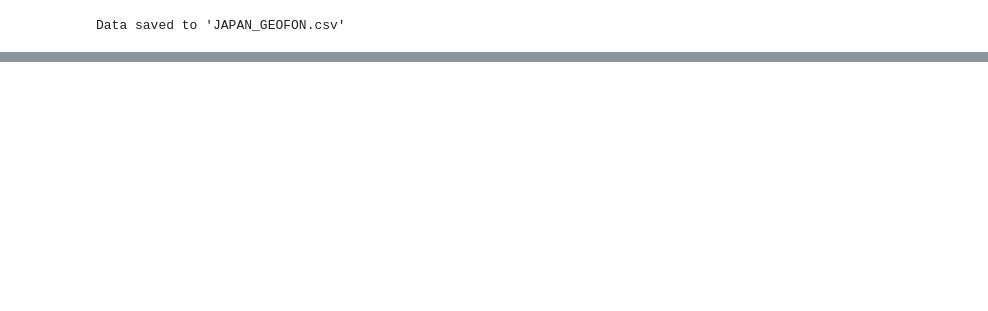
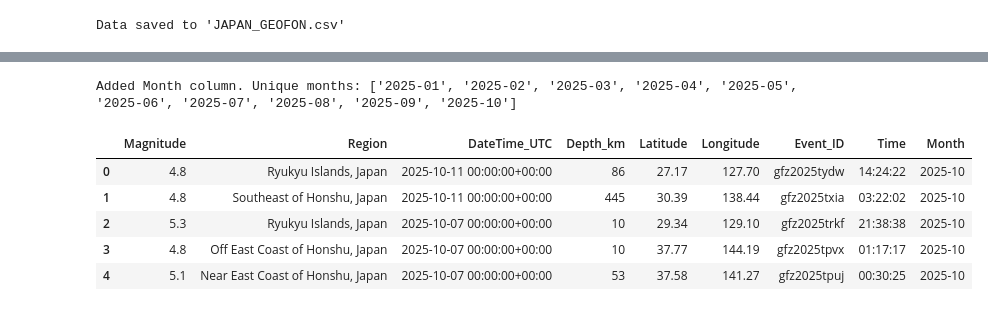
Before and after one commit to rezp8/earthquakeDataAnalysis, a Jupyter notebook: GeoFON.ipynb, the cells around one changed output, grey strips where cells are left out. Saved outputs shown, nothing was run; the diff lists cells and outputs as text; code cells hidden in the pictures; blank space fills up the shorter version.

```diff
--- a/GeoFON.ipynb
+++ b/GeoFON.ipynb
@@ -182,0 +237,29 @@ Data saved to 'JAPAN_GEOFON.csv'
+# %%
+# Handling missing values
+
+before_na_counts = df_csv.isna().sum()
+before_rows = len(df_csv)
+print('Missing values before handling:')
+print(before_na_counts)
+
+# Drop rows with critical missing data
+critical_cols = ['DateTime_UTC', 'Magnitude', 'Region']
+df_clean = df_csv.dropna(subset=critical_cols).copy()
+
+# new strategy to fill the missing values
+if df_clean['Depth_km'].isna().any():
+    median_depth = df_clean['Depth_km'].median()
+    df_clean['Depth_km'] = df_clean['Depth_km'].fillna(median_depth)
+
+
+after_na_counts = df_clean.isna().sum()
+after_rows = len(df_clean)
+print('\nRows before:', before_rows, 'Rows after:', after_rows)
+print('Dropped rows:', before_rows - after_rows)
+print('\nMissing values after handling:')
+print(after_na_counts)
+
+# Use cleaned df for further analysis
+df_work = df_clean
+print('\nData types now:')
+print(df_work.dtypes)
@@ -182,0 +284,15 @@ Data saved to 'JAPAN_GEOFON.csv'
+# %%
+# Create Month column
+
+df_work['Month'] = df_work['DateTime_UTC'].dt.to_period('M').astype(str)
+print('Added Month column. Unique months:', sorted(df_work['Month'].unique()))
+# df_work[['DateTime_UTC','Time','Month']].head()
+df_work.head()
+# %% [output]
+Added Month column. Unique months: ['2025-01', '2025-02', '2025-03', '2025-04', '2025-05', '2025-06', '2025-07', '2025-08', '2025-09', '2025-10']
+|  | Magnitude | Region | DateTime_UTC | Depth_km | Latitude | Longitude | Event_ID | Time | Month |
+| 0 | 4.8 | Ryukyu Islands, Japan | 2025-10-11 00:00:00+00:00 | 86 | 27.17 | 127.70 | gfz2025tydw | 14:24:22 | 2025-10 |
+| 1 | 4.8 | Southeast of Honshu, Japan | 2025-10-11 00:00:00+00:00 | 445 | 30.39 | 138.44 | gfz2025txia | 03:22:02 | 2025-10 |
+| 2 | 5.3 | Ryukyu Islands, Japan | 2025-10-07 00:00:00+00:00 | 10 | 29.34 | 129.10 | gfz2025trkf | 21:38:38 | 2025-10 |
+| 3 | 4.8 | Off East Coast of Honshu, Japan | 2025-10-07 00:00:00+00:00 | 10 | 37.77 | 144.19 | gfz2025tpvx | 01:17:17 | 2025-10 |
+| 4 | 5.1 | Near East Coast of Honshu, Japan | 2025-10-07 00:00:00+00:00 | 53 | 37.58 | 141.27 | gfz2025tpuj | 00:30:25 | 2025-10 |
```
Also changed, not shown: parts of 15 cells of this notebook, 2 other files.
